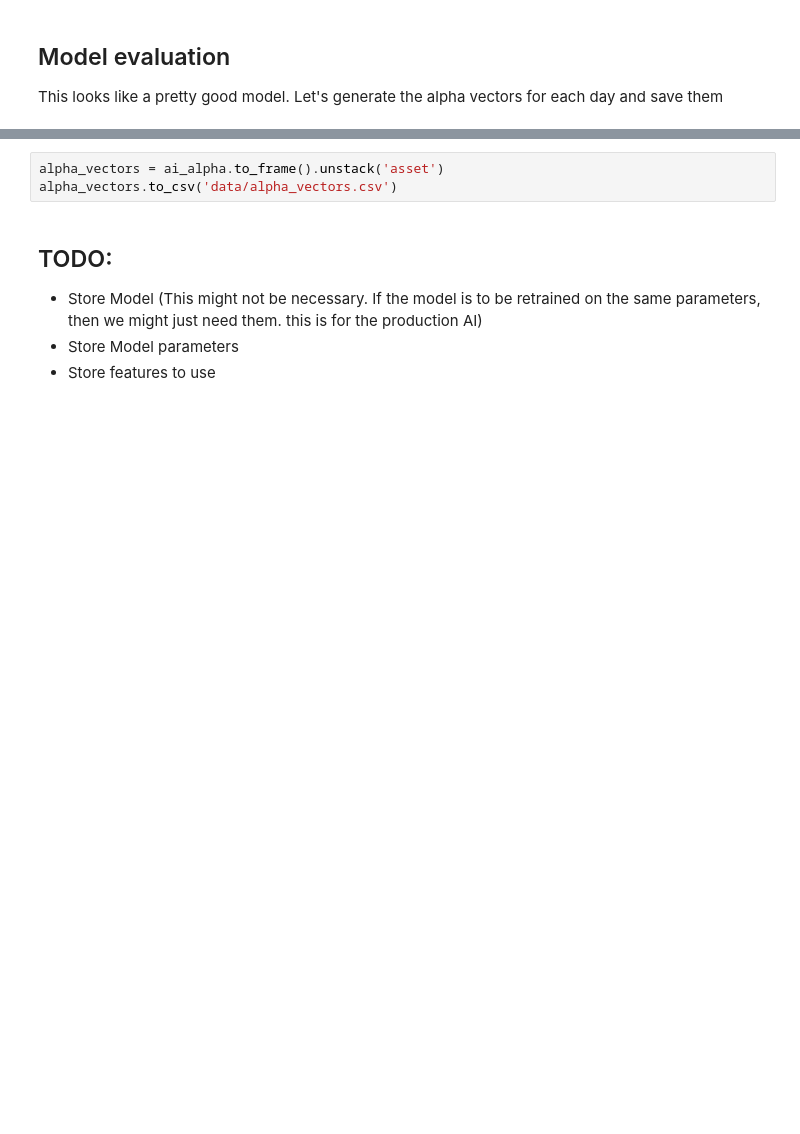
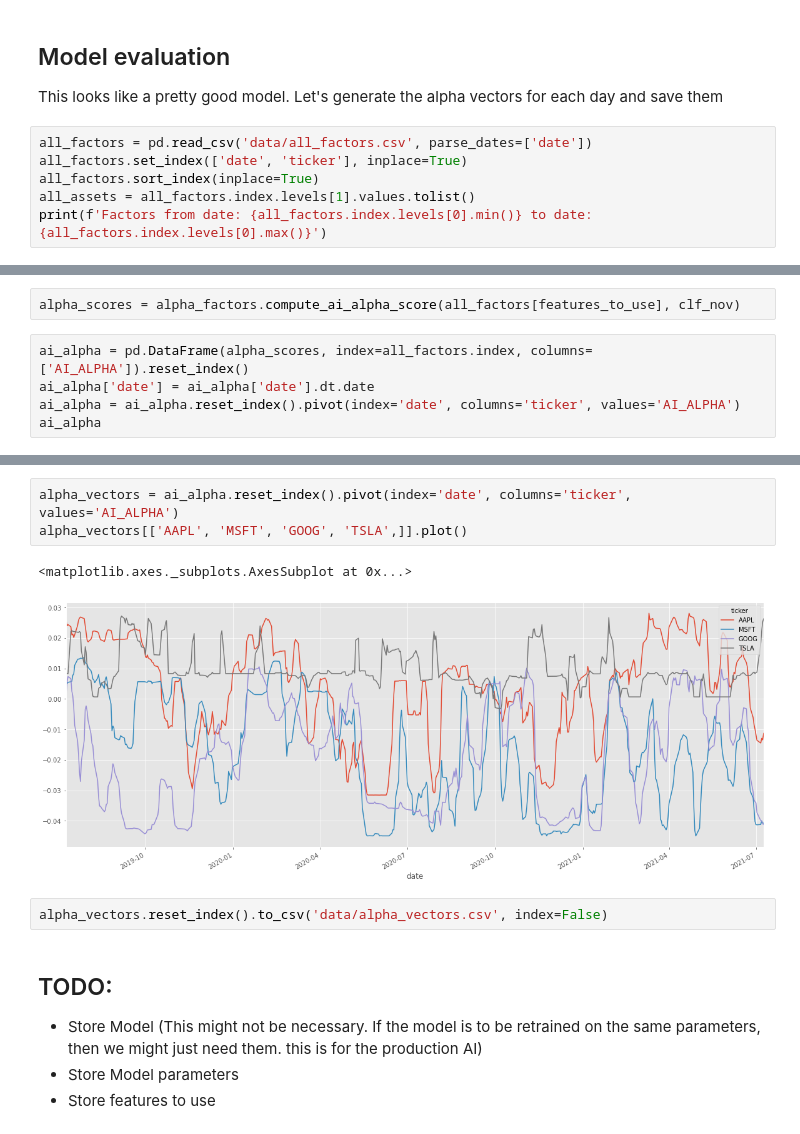
Before and after one commit to nmaiorana/svi-trading-tools, a Jupyter notebook: analysis-20210703/stage_2b_ai_alpha.ipynb, the cells around one changed output, grey strips where cells are left out. Saved outputs shown, nothing was run; the diff lists cells and outputs as text; blank space fills up the shorter version.

```diff
--- a/analysis-20210703/stage_2b_ai_alpha.ipynb
+++ b/analysis-20210703/stage_2b_ai_alpha.ipynb
@@ -729,3 +704,9 @@ X
 ## Model evaluation
 
 This looks like a pretty good model. Let's generate the alpha vectors for each day and save them
+# %%
+all_factors = pd.read_csv('data/all_factors.csv', parse_dates=['date'])
+all_factors.set_index(['date', 'ticker'], inplace=True)
+all_factors.sort_index(inplace=True)
+all_assets = all_factors.index.levels[1].values.tolist()
+print(f'Factors from date: {all_factors.index.levels[0].min()} to date: {all_factors.index.levels[0].max()}')
@@ -731,0 +715,7 @@ This looks like a pretty good model. Let's generate the alpha vectors for each d
+# %%
+alpha_scores = alpha_factors.compute_ai_alpha_score(all_factors[features_to_use], clf_nov)
+# %%
+ai_alpha = pd.DataFrame(alpha_scores, index=all_factors.index, columns=['AI_ALPHA']).reset_index()
+ai_alpha['date'] = ai_alpha['date'].dt.date
+ai_alpha = ai_alpha.reset_index().pivot(index='date', columns='ticker', values='AI_ALPHA')
+ai_alpha
@@ -732,6 +754,11 @@ This looks like a pretty good model. Let's generate the alpha vectors for each d
+# %%
+alpha_vectors = ai_alpha.reset_index().pivot(index='date', columns='ticker', values='AI_ALPHA')
+alpha_vectors[['AAPL', 'MSFT', 'GOOG', 'TSLA',]].plot()
+# %% [output]
+<matplotlib.axes._subplots.AxesSubplot at 0x...>
+[figure, added]
 # %%
-alpha_vectors = ai_alpha.to_frame().unstack('asset')
-alpha_vectors.to_csv('data/alpha_vectors.csv')
+alpha_vectors.reset_index().to_csv('data/alpha_vectors.csv', index=False)
 # %% [markdown]
 ## TODO:
 
```
Also changed, not shown: parts of 6 cells of this notebook, 6 other files.
